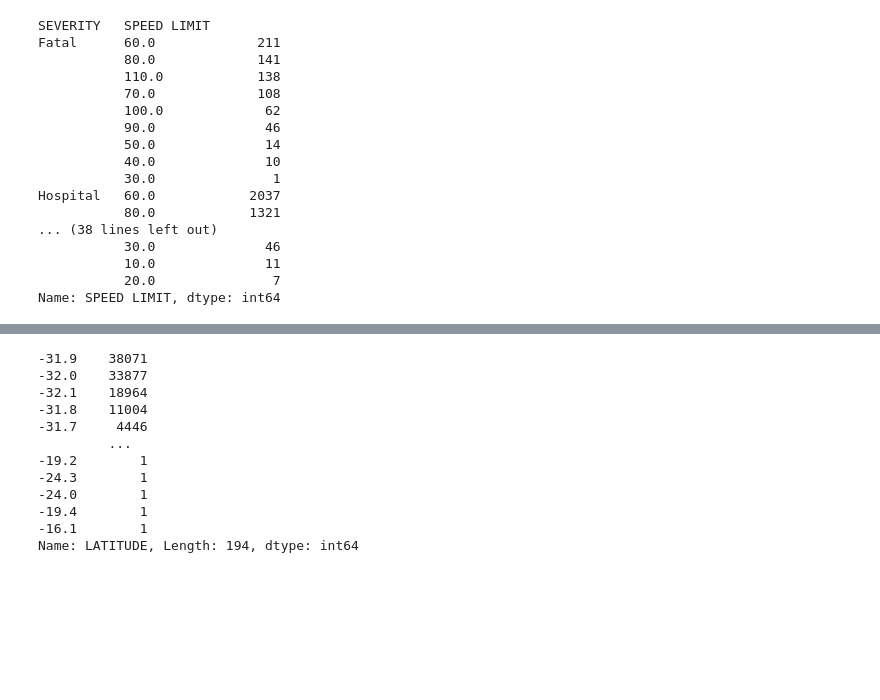
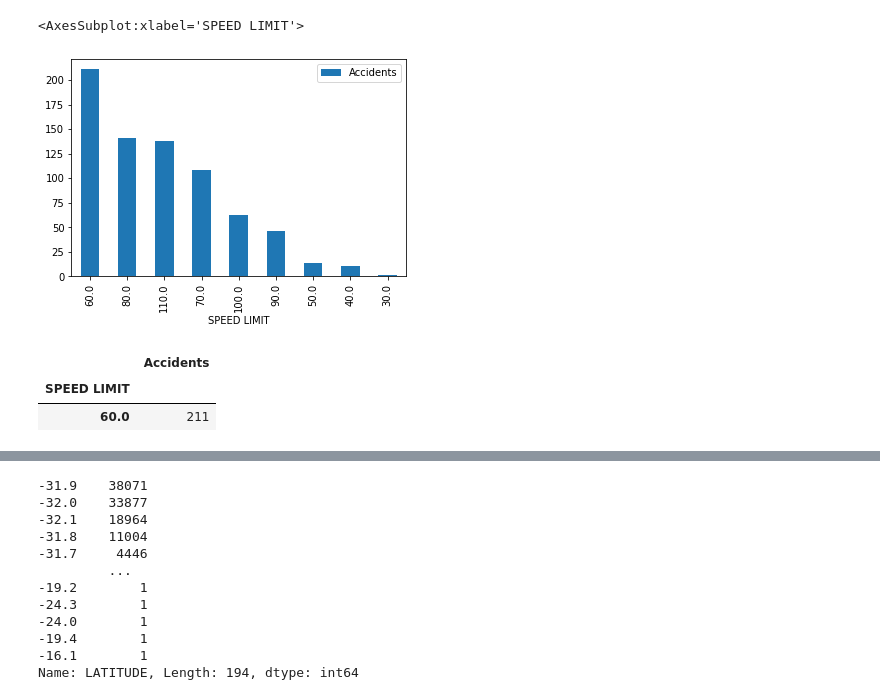
Before and after one commit to NZeinali/project_one, a Jupyter notebook: project1.ipynb, the cells around one changed output, grey strips where cells are left out. Saved outputs shown, nothing was run; the diff lists cells and outputs as text; code cells hidden in the pictures; blank space fills up the shorter version.

```diff
--- a/project1.ipynb
+++ b/project1.ipynb
@@ -30,40 +52,49 @@ traffic_df.head()
 # %%
 traffic_for_speed=pd.DataFrame(traffic_df["ROAD_NO"])
 
 speed_limit=pd.read_csv("Legal_Speed_Limits.csv")
-speed_limit.head(2)
 
 speed_df=pd.DataFrame({"ROAD_NO":speed_limit["ROAD"],"SPEED LIMIT":speed_limit["SPEED_LIMIT"]})
 speed_df
 
 merged_df = pd.merge(traffic_for_speed, speed_df, how="left", on="ROAD_NO")
 merged_df["SPEED LIMIT"].value_counts()
+
+# To remove unwanted rows
 cleaned_speed=merged_df['SPEED LIMIT'].loc[merged_df['SPEED LIMIT']!="50km/h applies in built up areas or 110km/h outside built up areas"]
-# clean_df['SPEED LIMIT']=clean_df['SPEED LIMIT'].str.replace("km/h"," ")
+
+# To convert speed limit cells from object to float
 cleaned_speed=cleaned_speed.str.replace("km/h"," ")
+cleaned_speed=cleaned_speed.astype(float)
 
-
-cleaned_speed=cleaned_speed.astype(float)
 
 speedlimit_df=pd.DataFrame(cleaned_speed)
 speedlimit_df["SEVERITY"]=traffic_df["SEVERITY"]
 speedlimit_df=speedlimit_df.dropna()
-speedlimit_df.groupby(["SEVERITY"])["SPEED LIMIT"].value_counts()
+grouped_speed=speedlimit_df.groupby(["SEVERITY"])["SPEED LIMIT"].value_counts()
+# grouped_speed.iloc[0]
+# speedlimit_df["SPEED LIMIT"].value_counts()
+grouped_fatal_df=pd.DataFrame({"Accidents":grouped_speed["Fatal"]})
+grouped_fatal_df.plot.bar()
 # %% [output]
-SEVERITY   SPEED LIMIT
-Fatal      60.0             211
-           80.0             141
-           110.0            138
-           70.0             108
-           100.0             62
-           90.0              46
-           50.0              14
-           40.0              10
-           30.0               1
-Hospital   60.0            2037
-           80.0            1321
-... (38 lines left out)
-           30.0              46
-           10.0              11
-           20.0               7
-Name: SPEED LIMIT, dtype: int64
+<AxesSubplot:xlabel='SPEED LIMIT'>
+[figure, added]
+# %%
+# bins=[0,50,60,70,80,150]
+# pd.cut(grouped_fatal_df["Accidents"],bins)
+grouped_fatal_df.index
+
+bins=[0,50,60,70,80,150]
+pd.cut(grouped_fatal_df.index,bins)
+grouped_fatal_df.iloc[:1]
+
+
+# time_bins = [0, 359, 659, 959, 1259, 1559, 1859, 2159, 2359]
+# time_names = ["1-3", "4-6", "7-9", "10-12", "13-15", "16-18", "19-21", "22-24"]
+# group_time_df = traffic_df
+# group_time_df["Time Interval"] = pd.cut(group_time_df["CRASH_TIME"],time_bins, labels=time_names)
+# group_time_df
+# %% [output]
+|  | Accidents |
+| SPEED LIMIT |  |
+| 60.0 | 211 |
```
Also changed, not shown: parts of 11 cells of this notebook.
